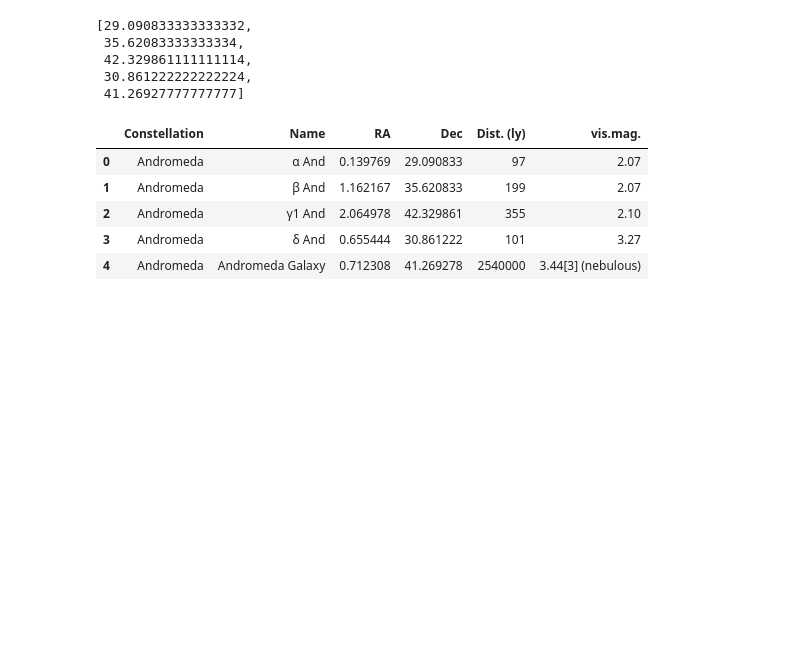
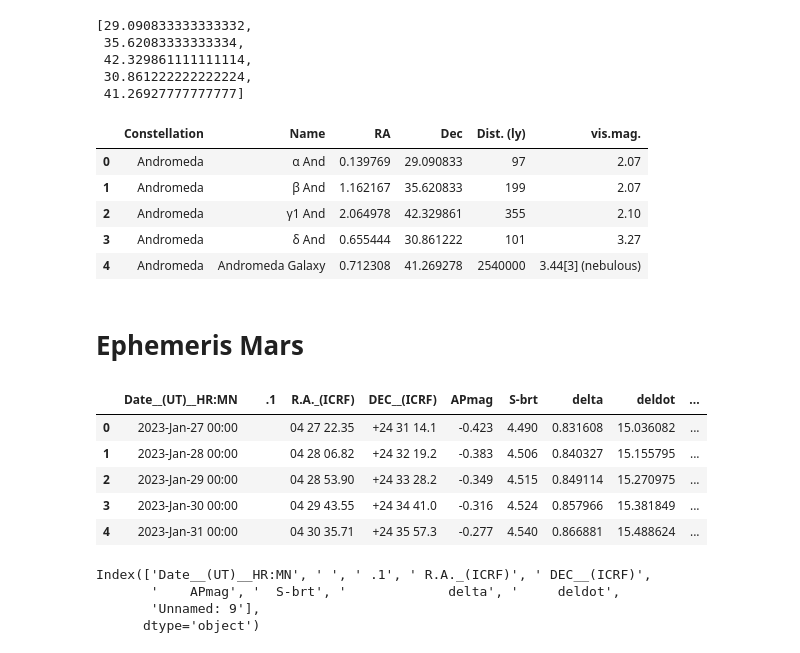
Before and after one commit to LAlto96/openclassrooms-da-p8, a Jupyter notebook: Astro/DataPrep.ipynb, the cells around one changed output. Saved outputs shown, nothing was run; the diff lists cells and outputs as text; code cells hidden in the pictures; blank space fills up the shorter version.

```diff
--- a/Astro/DataPrep.ipynb
+++ b/Astro/DataPrep.ipynb
@@ -23,6 +23,7 @@ curdoc().theme = Theme(filename="cattpuccin.yml")
 df_constWikiScrap_Stars = pd.read_csv('constWikiScrap_Stars.csv')
 df_constellations = pd.read_csv('./DonnéesAstro/88-constellations.csv', delimiter=';')
 df_messier = pd.read_csv('./DonnéesAstro/catalogue-de-messier.csv', delimiter=';')
+df_mars = pd.read_csv('./DonnéesAstro/mars-ephemeris.csv', sep=',')
 # %% [markdown]
 # Etudes metadonnées
 # %%
@@ -373,3 +374,21 @@ df_const_deg.head()
 | 4 | Andromeda | Andromeda Galaxy | 0.712308 | 41.269278 | 2540000 | 3.44[3] (nebulous) |
 # %%
 df_const_deg.to_csv('constWikiScrap_Stars_clensed_deg.csv',index=False)
+# %% [markdown]
+# Ephemeris Mars
+# %%
+df_mars.head()
+# %% [output]
+|  | Date__(UT)__HR:MN |  | .1 | R.A._(ICRF) | DEC__(ICRF) | APmag | S-brt | delta | deldot | ... |
+| 0 | 2023-Jan-27 00:00 |  |  | 04 27 22.35 | +24 31 14.1 | -0.423 | 4.490 | 0.831608 | 15.036082 | ... |
+| 1 | 2023-Jan-28 00:00 |  |  | 04 28 06.82 | +24 32 19.2 | -0.383 | 4.506 | 0.840327 | 15.155795 | ... |
+| 2 | 2023-Jan-29 00:00 |  |  | 04 28 53.90 | +24 33 28.2 | -0.349 | 4.515 | 0.849114 | 15.270975 | ... |
+| 3 | 2023-Jan-30 00:00 |  |  | 04 29 43.55 | +24 34 41.0 | -0.316 | 4.524 | 0.857966 | 15.381849 | ... |
+| 4 | 2023-Jan-31 00:00 |  |  | 04 30 35.71 | +24 35 57.3 | -0.277 | 4.540 | 0.866881 | 15.488624 | ... |
+# %%
+df_mars.columns
+# %% [output]
+Index(['Date__(UT)__HR:MN', ' ', ' .1', ' R.A._(ICRF)', ' DEC__(ICRF)',
+       '    APmag', '  S-brt', '             delta', '     deldot',
+       'Unnamed: 9'],
+      dtype='object')
```
Also changed, not shown: parts of 9 cells of this notebook.
